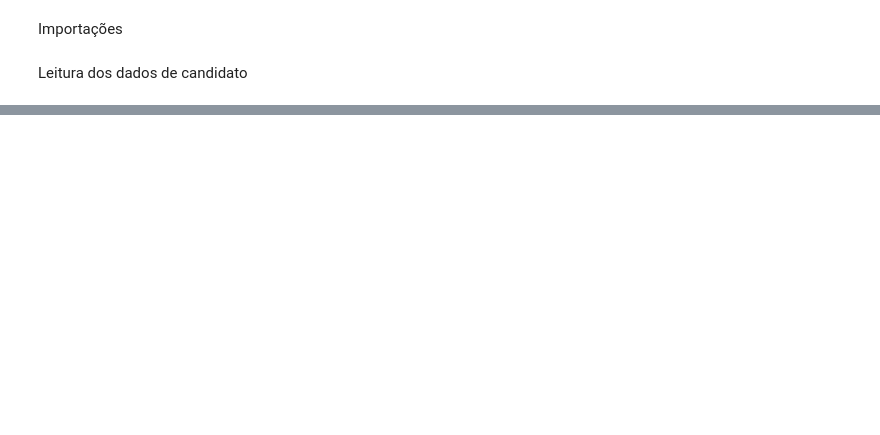
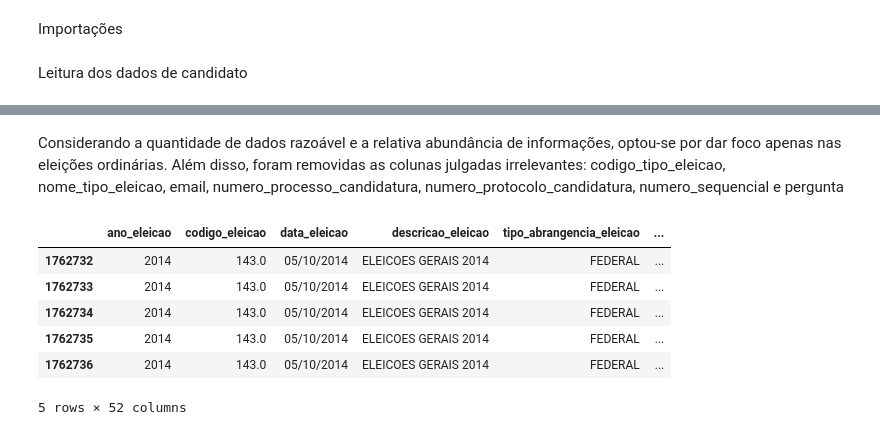
Before and after one commit to EBarbara/analise-eleicoes, a Jupyter notebook: Exploratory.ipynb, the cells around one changed output, grey strips where cells are left out. Cells and saved outputs as stored; diff of their text form; code cells hidden in the pictures; blank space fills up the shorter version.

```diff
--- a/Exploratory.ipynb
+++ b/Exploratory.ipynb
@@ -101,0 +142,22 @@ tabela_candidato.groupby(['ano_eleicao', 'codigo_eleicao', 'codigo_tipo_eleicao'
+# %% [markdown]
+Considerando a quantidade de dados razoável e a relativa abundância de informações, optou-se por dar foco apenas nas eleições ordinárias. Além disso, foram removidas as colunas julgadas irrelevantes: codigo_tipo_eleicao, nome_tipo_eleicao, email, numero_processo_candidatura, numero_protocolo_candidatura, numero_sequencial e pergunta
+# %%
+df_ordinarias = tabela_candidato.loc[tabela_candidato['codigo_tipo_eleicao'] == 2.0]
+df_work = df_ordinarias.drop([
+    "codigo_tipo_eleicao",
+    "nome_tipo_eleicao",
+    "email",
+    "numero_processo_candidatura",
+    "numero_protocolo_candidatura",
+    "numero_sequencial",
+    "pergunta"
+], axis=1)
+df_work.head()
+# %% [output]
+|  | ano_eleicao | codigo_eleicao | data_eleicao | descricao_eleicao | tipo_abrangencia_eleicao | ... |
+| 1762732 | 2014 | 143.0 | 05/10/2014 | ELEICOES GERAIS 2014 | FEDERAL | ... |
+| 1762733 | 2014 | 143.0 | 05/10/2014 | ELEICOES GERAIS 2014 | FEDERAL | ... |
+| 1762734 | 2014 | 143.0 | 05/10/2014 | ELEICOES GERAIS 2014 | FEDERAL | ... |
+| 1762735 | 2014 | 143.0 | 05/10/2014 | ELEICOES GERAIS 2014 | FEDERAL | ... |
+| 1762736 | 2014 | 143.0 | 05/10/2014 | ELEICOES GERAIS 2014 | FEDERAL | ... |
+5 rows × 52 columns
```
Also changed, not shown: parts of 9 cells of this notebook.
